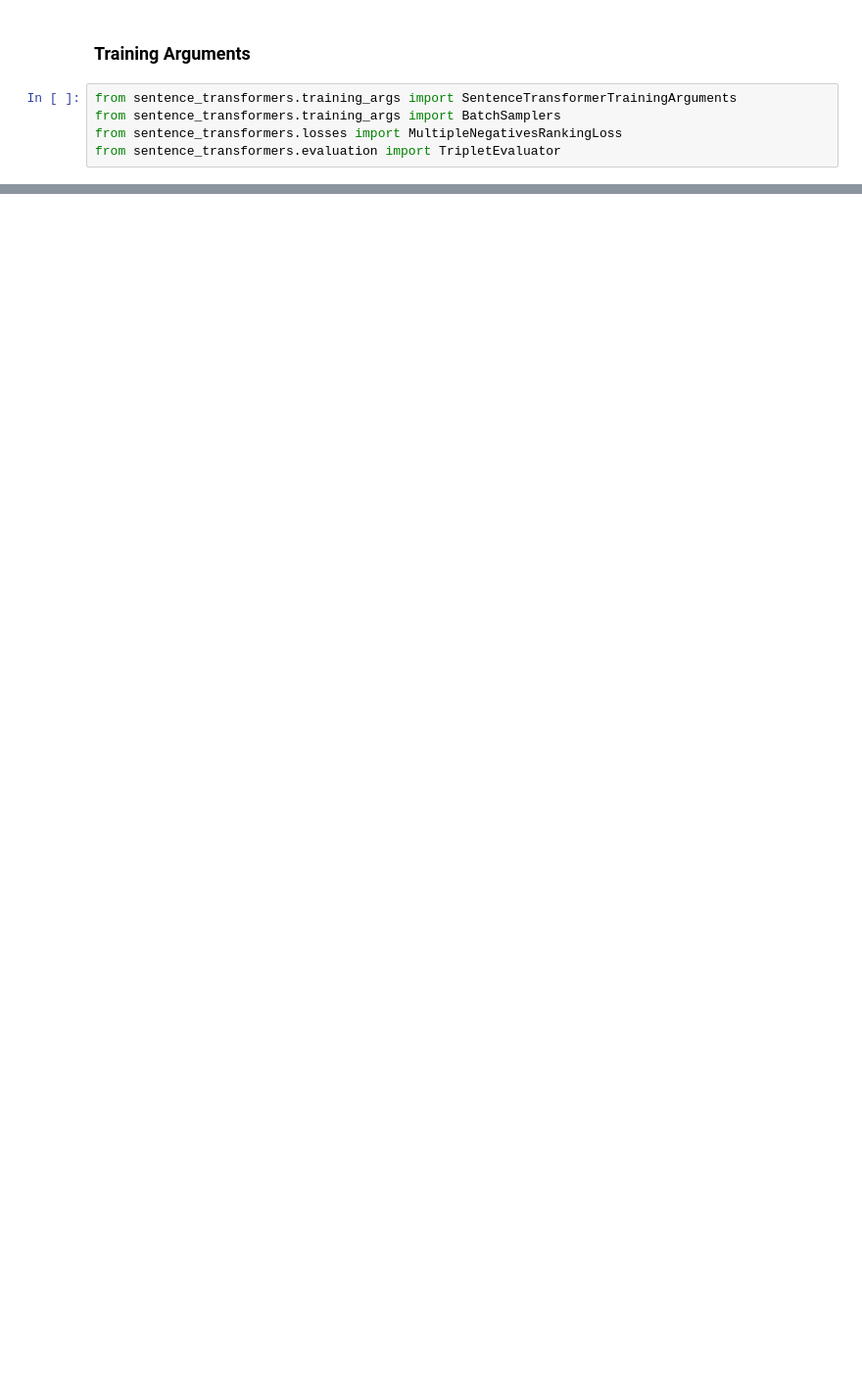
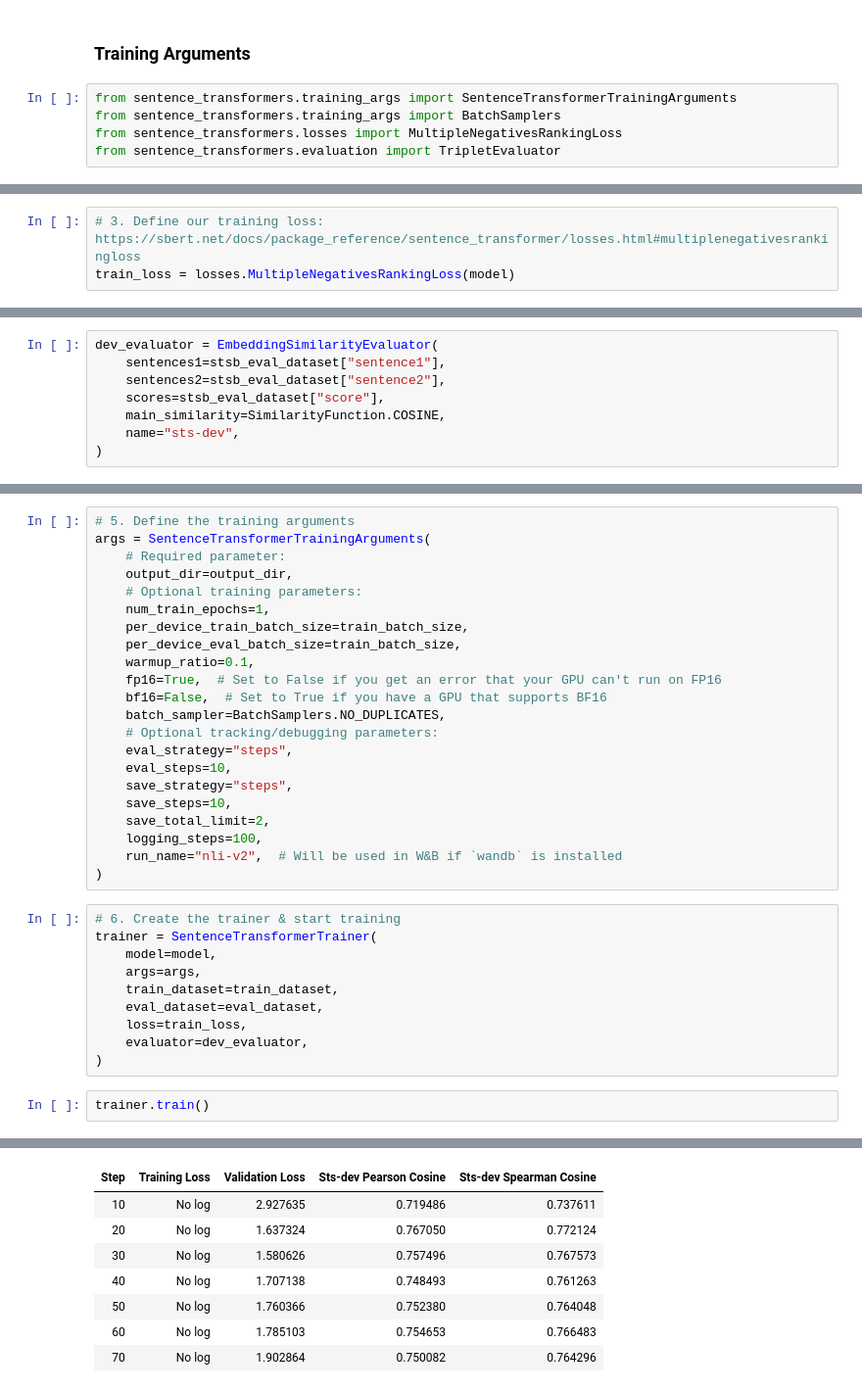
Before and after one commit to raviakasapu/LLM-Training-Docs, a Jupyter notebook: 1_embedding_models_fine_tuning.ipynb, the cells around one changed output, grey strips where cells are left out. Shown at 98% size. Drawn from its saved outputs; the diff is of its cells as text; blank space fills up the shorter version.

```diff
--- a/1_embedding_models_fine_tuning.ipynb
+++ b/1_embedding_models_fine_tuning.ipynb
@@ -106,0 +176,3 @@ args = SentenceTransformerTrainingArguments(
+# %%
+# 3. Define our training loss: https://sbert.net/docs/package_reference/sentence_transformer/losses.html#multiplenegativesrankingloss
+train_loss = losses.MultipleNegativesRankingLoss(model)
@@ -106,0 +183,8 @@ args = SentenceTransformerTrainingArguments(
+# %%
+dev_evaluator = EmbeddingSimilarityEvaluator(
+    sentences1=stsb_eval_dataset["sentence1"],
+    sentences2=stsb_eval_dataset["sentence2"],
+    scores=stsb_eval_dataset["score"],
+    main_similarity=SimilarityFunction.COSINE,
+    name="sts-dev",
+)
@@ -106,0 +197,35 @@ args = SentenceTransformerTrainingArguments(
+# %%
+# 5. Define the training arguments
+args = SentenceTransformerTrainingArguments(
+    # Required parameter:
+    output_dir=output_dir,
+    # Optional training parameters:
+    num_train_epochs=1,
+    per_device_train_batch_size=train_batch_size,
+    per_device_eval_batch_size=train_batch_size,
+    warmup_ratio=0.1,
+    fp16=True,  # Set to False if you get an error that your GPU can't run on FP16
+    bf16=False,  # Set to True if you have a GPU that supports BF16
+    batch_sampler=BatchSamplers.NO_DUPLICATES,
+    # Optional tracking/debugging parameters:
+    eval_strategy="steps",
+    eval_steps=10,
+    save_strategy="steps",
+    save_steps=10,
+    save_total_limit=2,
+    logging_steps=100,
+    run_name="nli-v2",  # Will be used in W&B if `wandb` is installed
+)
+# %%
+# 6. Create the trainer & start training
+trainer = SentenceTransformerTrainer(
+    model=model,
+    args=args,
+    train_dataset=train_dataset,
+    eval_dataset=eval_dataset,
+    loss=train_loss,
+    evaluator=dev_evaluator,
+)
+# %%
+trainer.train()
+# %% [output]
@@ -106,0 +240,8 @@ args = SentenceTransformerTrainingArguments(
+| Step | Training Loss | Validation Loss | Sts-dev Pearson Cosine | Sts-dev Spearman Cosine |
+| 10 | No log | 2.927635 | 0.719486 | 0.737611 |
+| 20 | No log | 1.637324 | 0.767050 | 0.772124 |
+| 30 | No log | 1.580626 | 0.757496 | 0.767573 |
+| 40 | No log | 1.707138 | 0.748493 | 0.761263 |
+| 50 | No log | 1.760366 | 0.752380 | 0.764048 |
+| 60 | No log | 1.785103 | 0.754653 | 0.766483 |
+| 70 | No log | 1.902864 | 0.750082 | 0.764296 |
```
Also changed, not shown: parts of 23 cells of this notebook.
